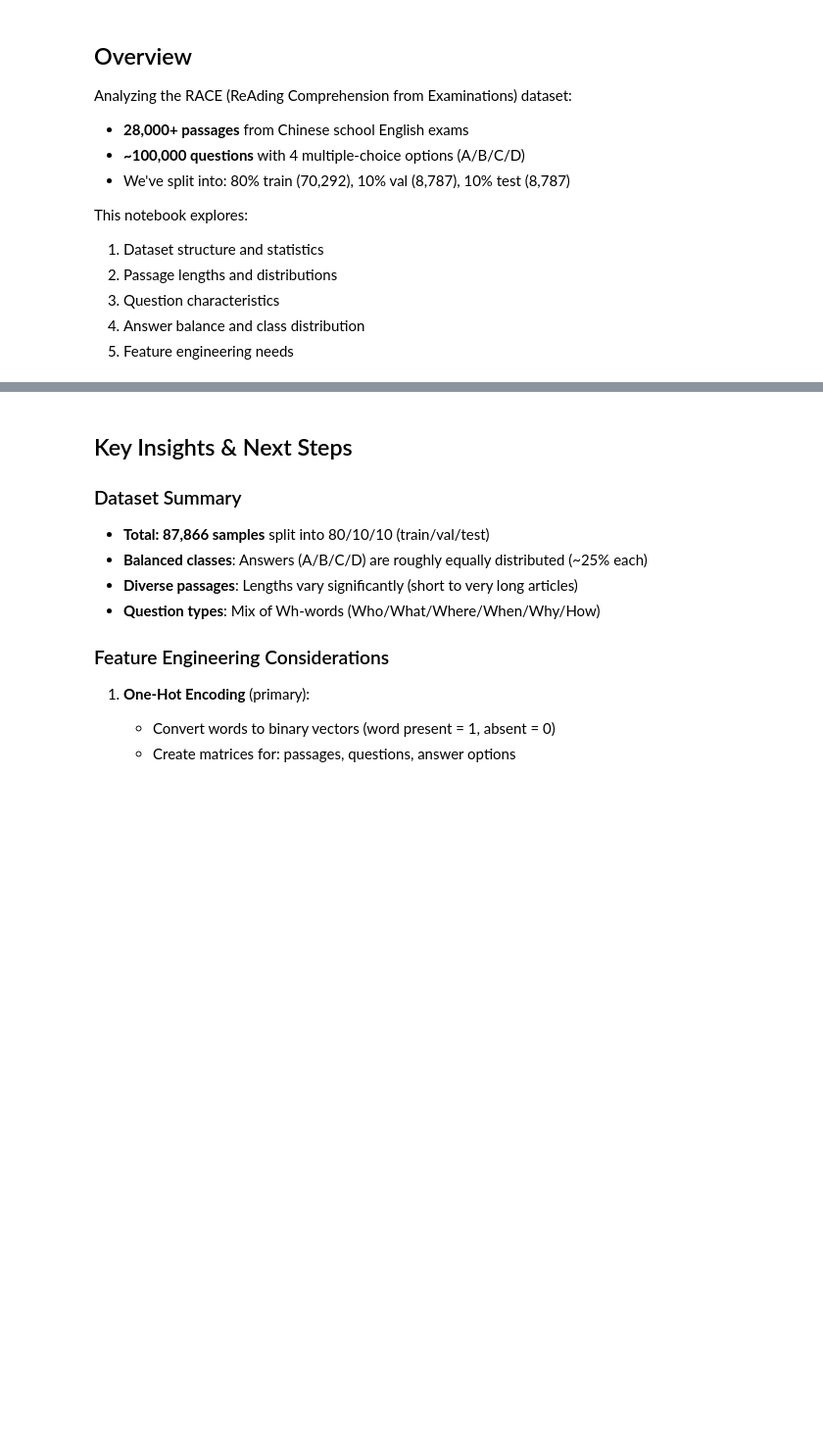
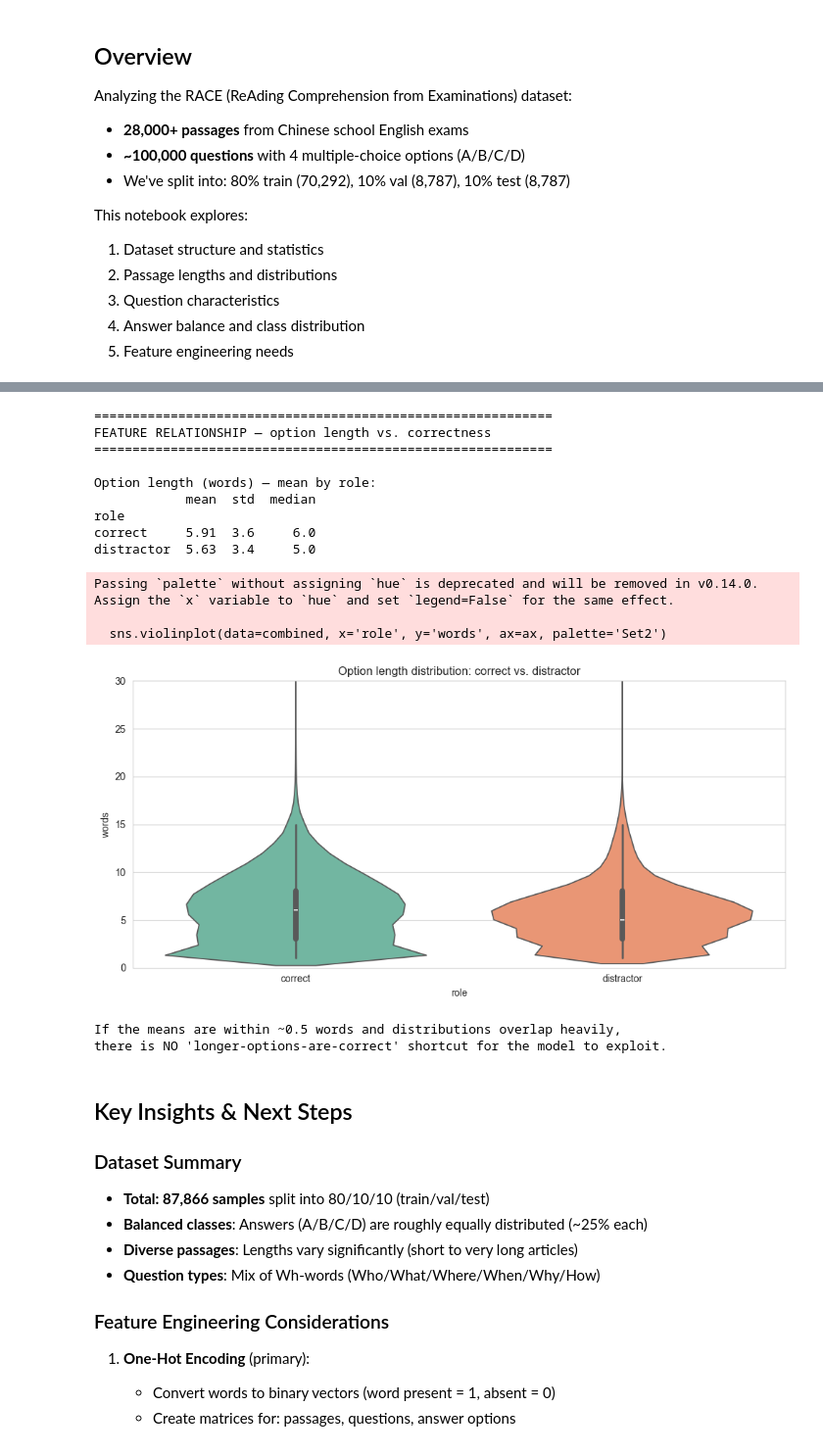
Before and after one commit to FaatehHaneef/QuizForge-AI-Project, a Jupyter notebook: notebooks/eda.ipynb, the cells around one changed output, grey strips where cells are left out. Shown at 98% size. Cells and saved outputs as stored; diff of their text form; code cells hidden in the pictures; blank space fills up the shorter version.

```diff
--- a/notebooks/eda.ipynb
+++ b/notebooks/eda.ipynb
@@ -177,3 +418,50 @@ plt.show()
+# %%
+# Feature relationship: option length distribution conditioned on whether
+# that option is the correct answer. Tests whether correct answers tend
+# to be longer/shorter than distractors (a known leakage risk in MCQ data).
+print("=" * 60)
+print("FEATURE RELATIONSHIP — option length vs. correctness")
+print("=" * 60)
+
+records = []
+for opt in ['A', 'B', 'C', 'D']:
+    is_correct = (train_df['answer'] == opt)
+    for kind, mask in [('correct', is_correct), ('distractor', ~is_correct)]:
+        records.append(pd.DataFrame({
+            'option_letter': opt,
+            'role': kind,
+            'words': train_df.loc[mask, f'option_{opt}_words'].values,
+        }))
+combined = pd.concat(records, ignore_index=True)
+
+print("\nOption length (words) — mean by role:")
+print(combined.groupby('role')['words'].agg(['mean', 'std', 'median']).round(2))
+
+fig, ax = plt.subplots(figsize=(10, 5))
+sns.violinplot(data=combined, x='role', y='words', ax=ax, palette='Set2')
+ax.set_title("Option length distribution: correct vs. distractor")
+ax.set_ylim(0, 30)
+plt.tight_layout()
+plt.show()
+
+print("\nIf the means are within ~0.5 words and distributions overlap heavily,")
+print("there is NO 'longer-options-are-correct' shortcut for the model to exploit.")
+# %% [output]
+============================================================
+FEATURE RELATIONSHIP — option length vs. correctness
+============================================================
+
+Option length (words) — mean by role:
+            mean  std  median
+role
+correct     5.91  3.6     6.0
+distractor  5.63  3.4     5.0
+Passing `palette` without assigning `hue` is deprecated and will be removed in v0.14.0. Assign the `x` variable to `hue` and set `legend=False` for the same effect.
+
+  sns.violinplot(data=combined, x='role', y='words', ax=ax, palette='Set2')
+[figure, added]
+If the means are within ~0.5 words and distributions overlap heavily,
+there is NO 'longer-options-are-correct' shortcut for the model to exploit.
 # %% [markdown]
 ## Key Insights & Next Steps
 
```
Also changed, not shown: parts of 12 cells of this notebook.
